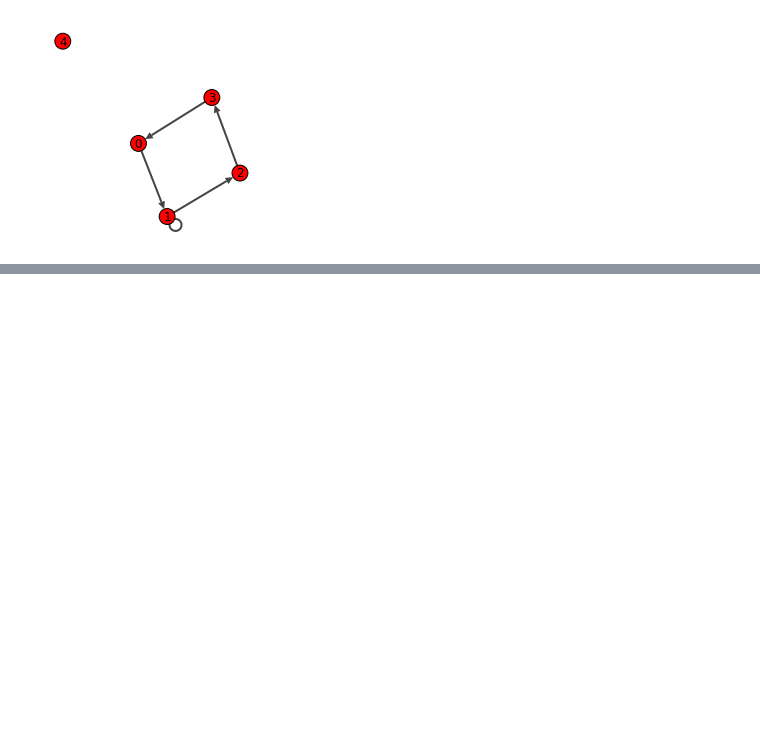
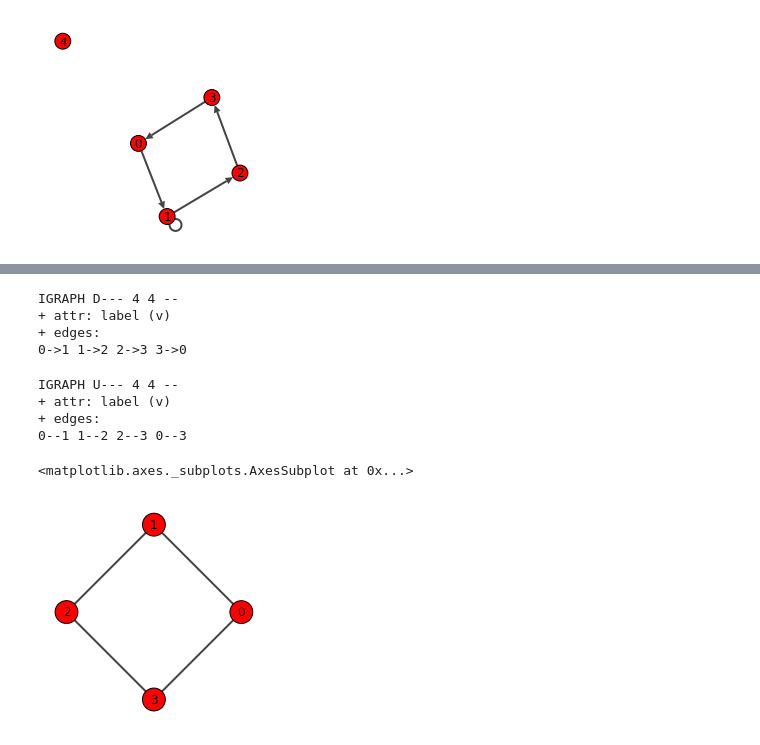
Before and after one commit to WandersonGustavo/Imersao_Alura, a Jupyter notebook: DataScience3.ipynb, the cells around one changed output, grey strips where cells are left out. Saved outputs shown, nothing was run; the diff lists cells and outputs as text; code cells hidden in the pictures; blank space fills up the shorter version.

```diff
--- a/DataScience3.ipynb
+++ b/DataScience3.ipynb
@@ -1820,0 +1873,26 @@ plot(grafo4,target=plt.axes())
+# %%
+# Definição do grafo com as arestas
+grafo5 = Graph(edges = [(0,1),(1,2),(2,3),(3,0)], directed = True) #torna direcionado
+# Direcao entre as arestas indicado por D no print
+grafo5.vs['label'] = range(grafo5.vcount()) #contagem é o rotulo dos vertices
+print(grafo5) #grafico é direcionado, de 4 vert e 4 arestas
+# %% [output]
+IGRAPH D--- 4 4 --
++ attr: label (v)
++ edges:
+0->1 1->2 2->3 3->0
+# %%
+grafo6 = Graph(edges = [(0,1),(1,2),(2,3),(3,0)], directed = False) #torna NÃO direcionado
+# Ñ DIRECIONADO indicado por U no print
+grafo6.vs['label'] = range(grafo6.vcount()) #contagem é o rotulo dos vertices
+print(grafo6) #grafico é direcionado, de 4 vert e 4 arestas
+# %% [output]
+IGRAPH U--- 4 4 --
++ attr: label (v)
++ edges:
+0--1 1--2 2--3 0--3
+# %%
+plot(grafo6,target=plt.axes())#ñ direcionado ñ há setas no grafo
+# %% [output]
+<matplotlib.axes._subplots.AxesSubplot at 0x...>
+[figure, added]
```
Also changed, not shown: parts of 56 cells of this notebook.
